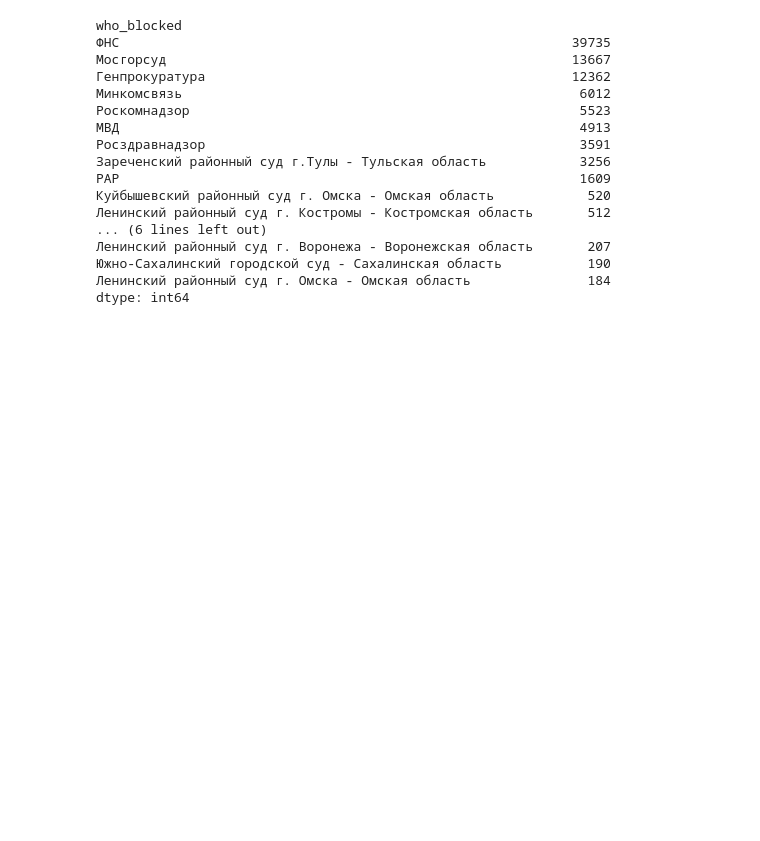
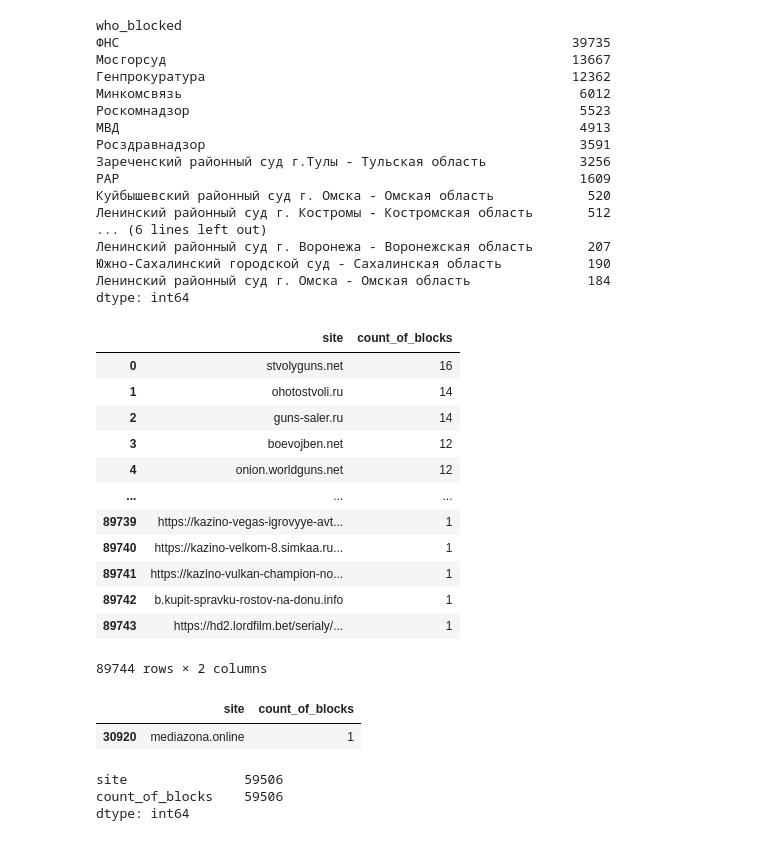
Before and after one commit to kkruglik/runet_blockings, a Jupyter notebook: scrape_data.ipynb, the cells around one changed output. Cells and saved outputs as stored; diff of their text form; code cells hidden in the pictures; blank space fills up the shorter version.

```diff
--- a/scrape_data.ipynb
+++ b/scrape_data.ipynb
@@ -139,3 +141,33 @@ who_blocked
 Южно-Сахалинский городской суд - Сахалинская область           190
 Ленинский районный суд г. Омска - Омская область               184
 dtype: int64
+# %%
+doubles_data = data[data.year == 2022].groupby('site').size().sort_values(ascending=False).reset_index()
+doubles_data.columns.values[1] = 'count_of_blocks'
+# %%
+doubles_data
+# %% [output]
+|  | site | count_of_blocks |
+| 0 | stvolyguns.net | 16 |
+| 1 | ohotostvoli.ru | 14 |
+| 2 | guns-saler.ru | 14 |
+| 3 | boevojben.net | 12 |
+| 4 | onion.worldguns.net | 12 |
+| ... | ... | ... |
+| 89739 | https://kazino-vegas-igrovyye-avt... | 1 |
+| 89740 | https://kazino-velkom-8.simkaa.ru... | 1 |
+| 89741 | https://kazino-vulkan-champion-no... | 1 |
+| 89742 | b.kupit-spravku-rostov-na-donu.info | 1 |
+| 89743 | https://hd2.lordfilm.bet/serialy/... | 1 |
+89744 rows × 2 columns
+# %%
+doubles_data[doubles_data.site.str.contains('mediazona')]
+# %% [output]
+|  | site | count_of_blocks |
+| 30920 | mediazona.online | 1 |
+# %%
+doubles_data[doubles_data.count_of_blocks == 1].count()
+# %% [output]
+site               59506
+count_of_blocks    59506
+dtype: int64
```
Also changed, not shown: parts of 3 cells of this notebook.
